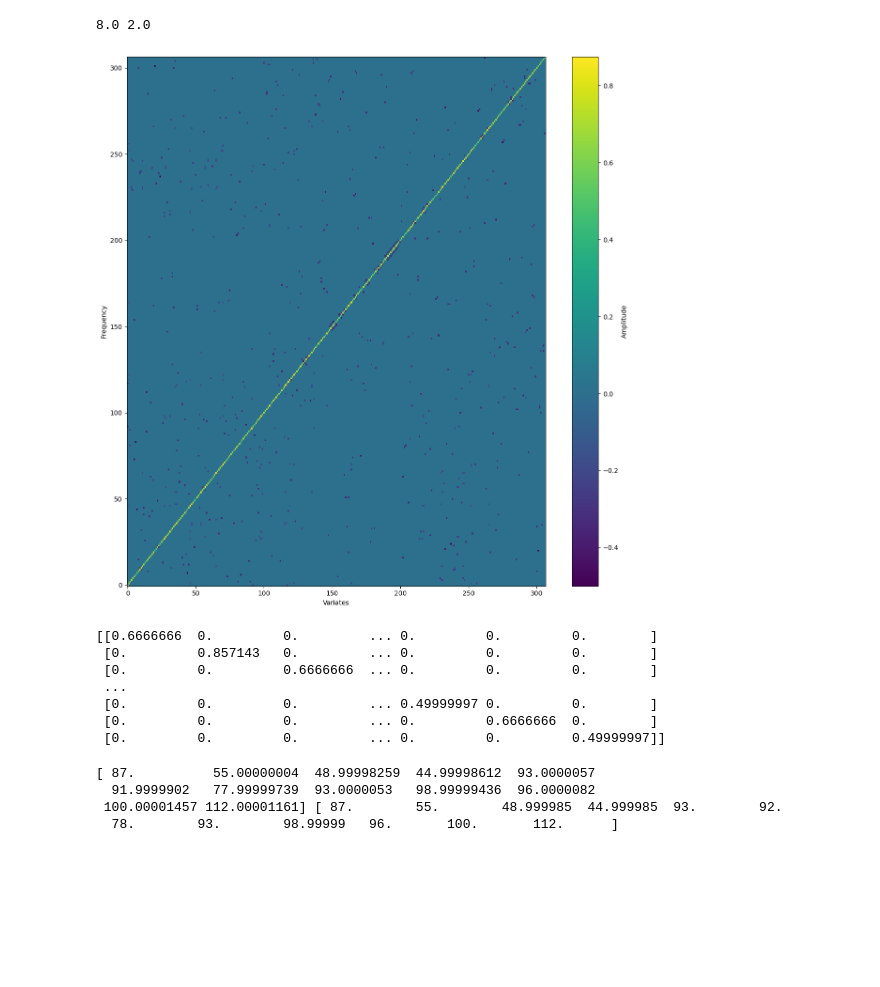
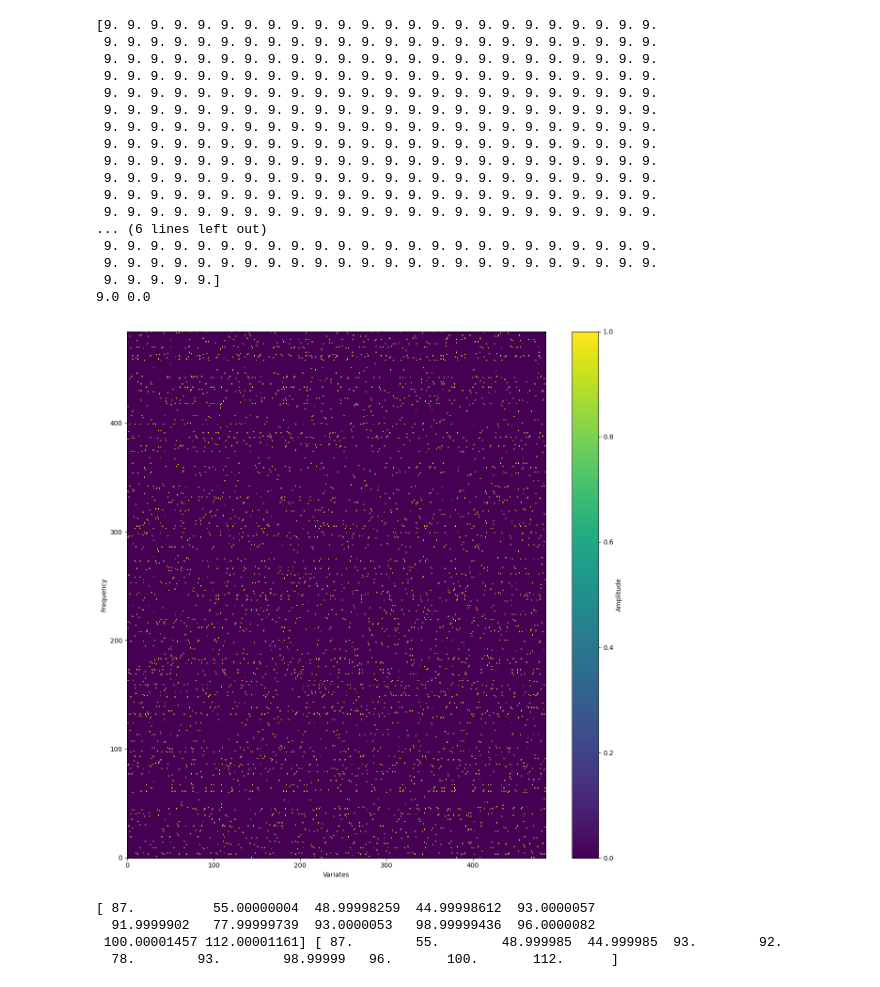
Before and after one commit to Dench991228/BasicTSD, a Jupyter notebook: basicts/visualize_dataset.ipynb, the cells around one changed output. Drawn from its saved outputs; the diff is of its cells as text; code cells hidden in the pictures; blank space fills up the shorter version.

```diff
--- a/basicts/visualize_dataset.ipynb
+++ b/basicts/visualize_dataset.ipynb
@@ -8,48 +8,56 @@ import numpy as np
 # note
 # 这一个cell的目的，
 # note 参数区
 # 数据集的位置
-result_data_graph = "../datasets/PEMS04/adj_mx.pkl"
+result_data_graph = "../datasets/CER-E/adj_correlation.pkl"
 
 def calculate_normalized_laplacian_matrix(adj):
     """
     计算一个邻接矩阵的标准化拉普拉斯矩阵
     note 邻接矩阵要求没有自己到自己的边
     """
     # note 先计算度矩阵和标准化后的度矩阵
-    adj += np.eye(adj.shape[0])
+    # adj += np.eye(adj.shape[0])
     degree = np.sum(adj, axis=-1)
     print(np.max(degree), np.min(degree))
     degree_mat = np.diag(degree)
     normalized_degree = 1 / np.sqrt(degree)
     normalized_degree_mat = np.diag(normalized_degree)
     # note 再计算拉普拉斯矩阵
     laplacian = degree_mat - adj
     return np.matmul(np.matmul(normalized_degree_mat, laplacian), normalized_degree_mat)
 
 def visualize_predefine_graph(npz_path: str):
     # note 加载数据，确保对角线一定是1
     adj = np.load(npz_path, allow_pickle=True)
-    lap = calculate_normalized_laplacian_matrix(adj)
+    print(np.sum(adj, axis=-1))
+    print(np.mean(np.sum(adj, axis=-1)), np.std(np.sum(adj, axis=-1)))
     # note 再进行图的绘制
     plot_mesh(title=f"predefined graph of {npz_path}",
-              amplitude=lap,
+              amplitude=adj,
               save_fig=False)
     # note 再尝试得到每一个节点走3跳得到的地方
 
-    print(lap)
-
 visualize_predefine_graph(result_data_graph)
 # %% [output]
-8.0 2.0
+[9. 9. 9. 9. 9. 9. 9. 9. 9. 9. 9. 9. 9. 9. 9. 9. 9. 9. 9. 9. 9. 9. 9. 9.
+ 9. 9. 9. 9. 9. 9. 9. 9. 9. 9. 9. 9. 9. 9. 9. 9. 9. 9. 9. 9. 9. 9. 9. 9.
+ 9. 9. 9. 9. 9. 9. 9. 9. 9. 9. 9. 9. 9. 9. 9. 9. 9. 9. 9. 9. 9. 9. 9. 9.
+ 9. 9. 9. 9. 9. 9. 9. 9. 9. 9. 9. 9. 9. 9. 9. 9. 9. 9. 9. 9. 9. 9. 9. 9.
+ 9. 9. 9. 9. 9. 9. 9. 9. 9. 9. 9. 9. 9. 9. 9. 9. 9. 9. 9. 9. 9. 9. 9. 9.
+ 9. 9. 9. 9. 9. 9. 9. 9. 9. 9. 9. 9. 9. 9. 9. 9. 9. 9. 9. 9. 9. 9. 9. 9.
+ 9. 9. 9. 9. 9. 9. 9. 9. 9. 9. 9. 9. 9. 9. 9. 9. 9. 9. 9. 9. 9. 9. 9. 9.
+ 9. 9. 9. 9. 9. 9. 9. 9. 9. 9. 9. 9. 9. 9. 9. 9. 9. 9. 9. 9. 9. 9. 9. 9.
+ 9. 9. 9. 9. 9. 9. 9. 9. 9. 9. 9. 9. 9. 9. 9. 9. 9. 9. 9. 9. 9. 9. 9. 9.
+ 9. 9. 9. 9. 9. 9. 9. 9. 9. 9. 9. 9. 9. 9. 9. 9. 9. 9. 9. 9. 9. 9. 9. 9.
+ 9. 9. 9. 9. 9. 9. 9. 9. 9. 9. 9. 9. 9. 9. 9. 9. 9. 9. 9. 9. 9. 9. 9. 9.
+ 9. 9. 9. 9. 9. 9. 9. 9. 9. 9. 9. 9. 9. 9. 9. 9. 9. 9. 9. 9. 9. 9. 9. 9.
+... (6 lines left out)
+ 9. 9. 9. 9. 9. 9. 9. 9. 9. 9. 9. 9. 9. 9. 9. 9. 9. 9. 9. 9. 9. 9. 9. 9.
+ 9. 9. 9. 9. 9. 9. 9. 9. 9. 9. 9. 9. 9. 9. 9. 9. 9. 9. 9. 9. 9. 9. 9. 9.
+ 9. 9. 9. 9. 9.]
+9.0 0.0
-[figure, old version]
+[figure, new version]
-[[0.6666666  0.         0.         ... 0.         0.         0.        ]
- [0.         0.857143   0.         ... 0.         0.         0.        ]
- [0.         0.         0.6666666  ... 0.         0.         0.        ]
- ...
- [0.         0.         0.         ... 0.49999997 0.         0.        ]
- [0.         0.         0.         ... 0.         0.6666666  0.        ]
- [0.         0.         0.         ... 0.         0.         0.49999997]]
 # %%
 
 import numpy as np
```
Also changed, not shown: 17 other files.
